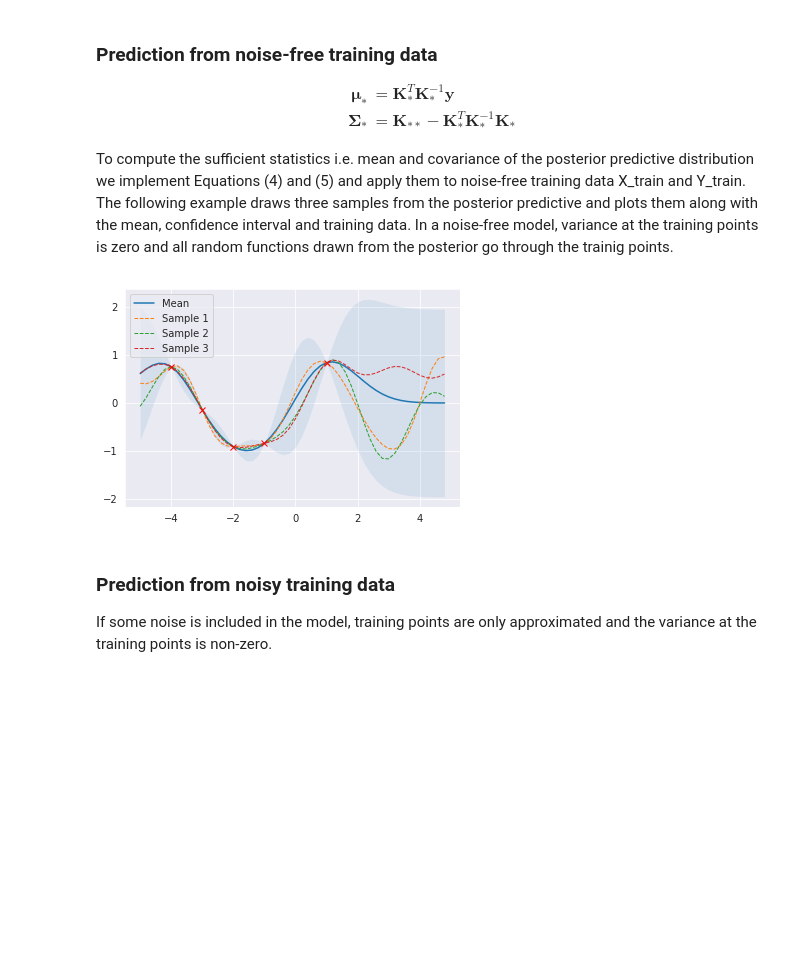
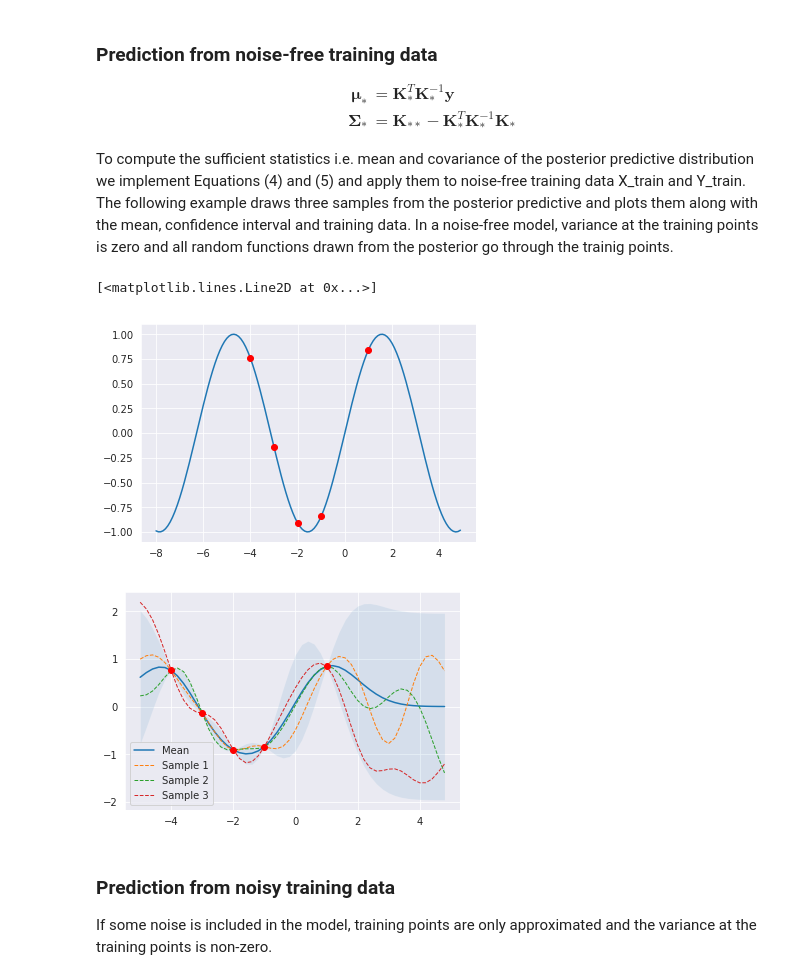
Before and after one commit to wonchul-kim/bayesian_deep_learning, a Jupyter notebook: gaussian_process/gp_numpy.ipynb, the cells around one changed output. Saved outputs shown, nothing was run; the diff lists cells and outputs as text; code cells hidden in the pictures; blank space fills up the shorter version.

```diff
--- a/gaussian_process/gpr.ipynb
+++ b/gaussian_process/gp_numpy.ipynb
@@ -156,16 +154,23 @@ def predict_posterior(X_s, X_train, Y_train, l=1.0, sigma_f=1.0, sigma_y=1e-8):
     cov_s = K_ss - K_s.T.dot(K_inv).dot(K_s)
 
     return mu_s, cov_s
+# %%
+X_train = np.array([-4, -3, -2, -1, 1]).reshape(-1, 1)
+Y_train = np.sin(X_train)
+
+xx = np.arange(-8,5,0.1).reshape(-1, 1)
+plt.plot(xx, np.sin(xx))
+plt.plot(X_train[:, 0], Y_train[:, 0], 'r.', markersize=12)
+# %% [output]
+[<matplotlib.lines.Line2D at 0x...>]
+[figure, added]
 # %%
-X_train = np.array([-4, -3, -2, -1, 1]).reshape(-1, 1)
-Y_train = np.sin(X_train)
-
 mu_s, cov_s = predict_posterior(X, X_train, Y_train)
 
 samples = np.random.multivariate_normal(mu_s.ravel(), cov_s, 3)
 plot_gp(mu_s, cov_s, X, X_train=X_train, Y_train=Y_train, samples=samples)
 # %% [output]
-[figure, old version]
+[figure, new version]
 # %% [markdown]
 ### Prediction from noisy training data
 
```
Also changed, not shown: parts of 12 cells of this notebook, 5 other files.
